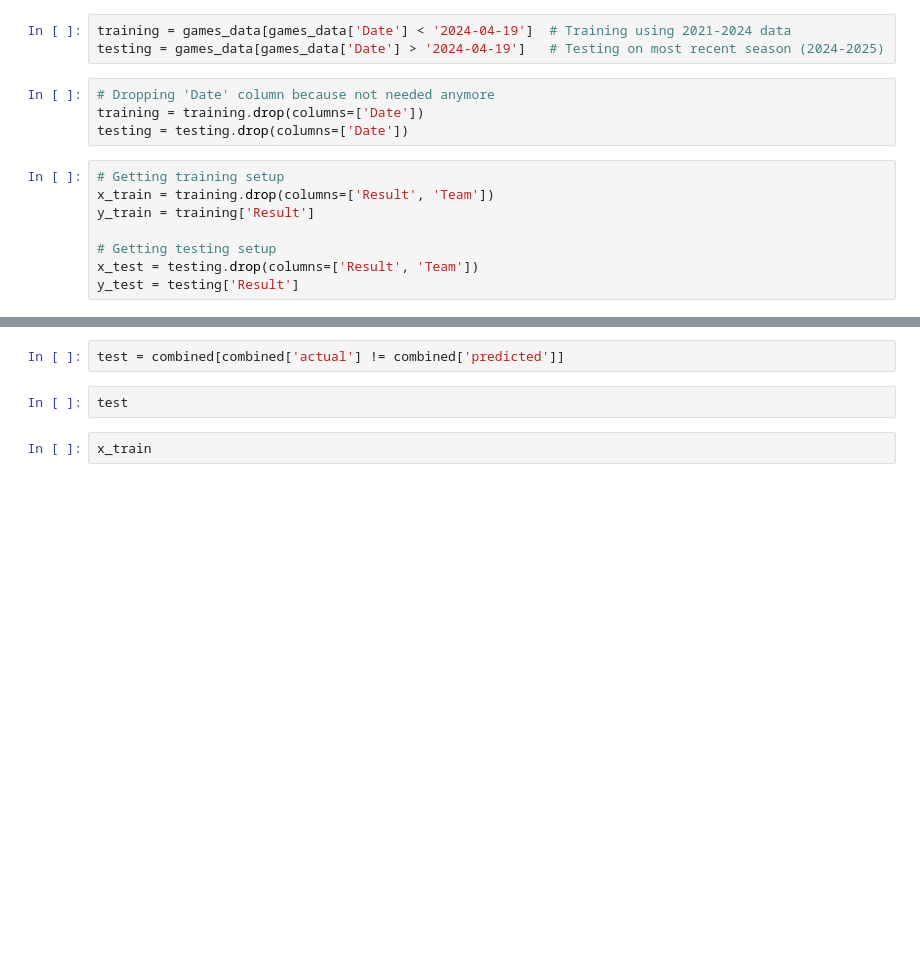
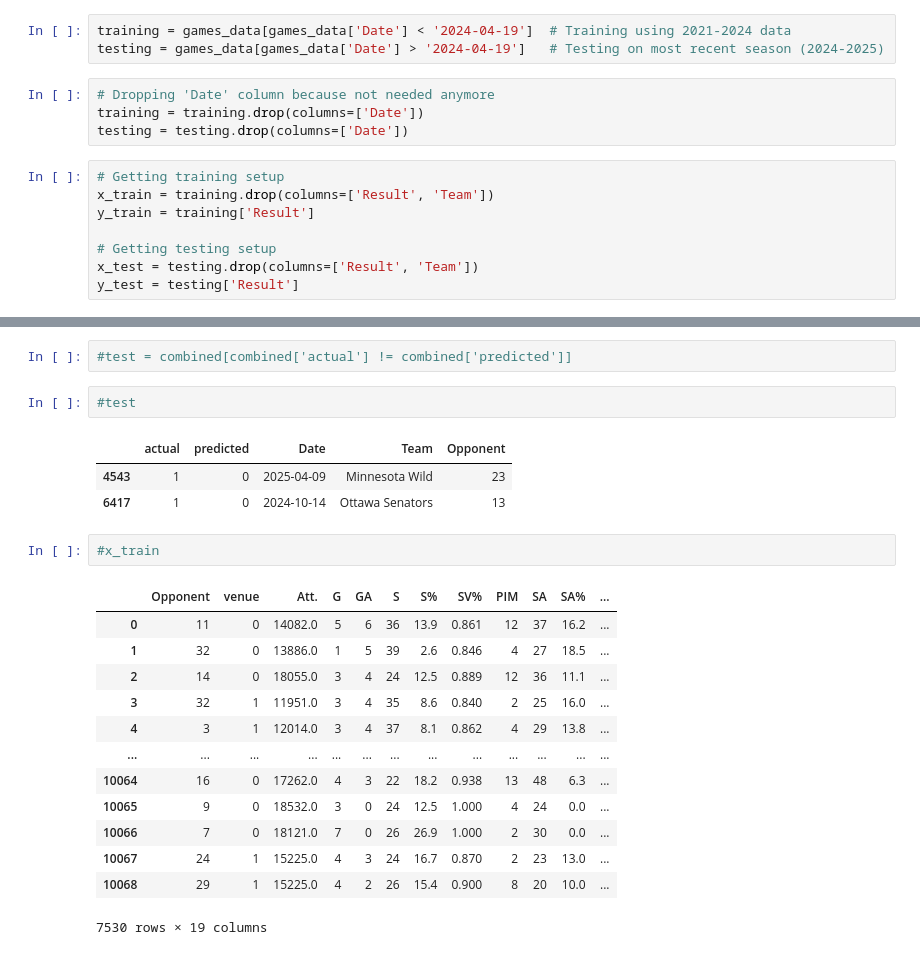
Before and after one commit to vblais12/NHL_stats_predictor, a Jupyter notebook: Testing/Testing.ipynb, the cells around one changed output, grey strips where cells are left out. Saved outputs shown, nothing was run; the diff lists cells and outputs as text; blank space fills up the shorter version.

```diff
--- a/Testing/Testing.ipynb
+++ b/Testing/Testing.ipynb
@@ -111,7 +291,25 @@ combined
 # %%
-test = combined[combined['actual'] != combined['predicted']]
+#test = combined[combined['actual'] != combined['predicted']]
 # %%
-test
+#test
+# %% [output]
+|  | actual | predicted | Date | Team | Opponent |
+| 4543 | 1 | 0 | 2025-04-09 | Minnesota Wild | 23 |
+| 6417 | 1 | 0 | 2024-10-14 | Ottawa Senators | 13 |
 # %%
-x_train
+#x_train
+# %% [output]
+|  | Opponent | venue | Att. | G | GA | S | S% | SV% | PIM | SA | SA% | ... |
+| 0 | 11 | 0 | 14082.0 | 5 | 6 | 36 | 13.9 | 0.861 | 12 | 37 | 16.2 | ... |
+| 1 | 32 | 0 | 13886.0 | 1 | 5 | 39 | 2.6 | 0.846 | 4 | 27 | 18.5 | ... |
+| 2 | 14 | 0 | 18055.0 | 3 | 4 | 24 | 12.5 | 0.889 | 12 | 36 | 11.1 | ... |
+| 3 | 32 | 1 | 11951.0 | 3 | 4 | 35 | 8.6 | 0.840 | 2 | 25 | 16.0 | ... |
+| 4 | 3 | 1 | 12014.0 | 3 | 4 | 37 | 8.1 | 0.862 | 4 | 29 | 13.8 | ... |
+| ... | ... | ... | ... | ... | ... | ... | ... | ... | ... | ... | ... | ... |
+| 10064 | 16 | 0 | 17262.0 | 4 | 3 | 22 | 18.2 | 0.938 | 13 | 48 | 6.3 | ... |
+| 10065 | 9 | 0 | 18532.0 | 3 | 0 | 24 | 12.5 | 1.000 | 4 | 24 | 0.0 | ... |
+| 10066 | 7 | 0 | 18121.0 | 7 | 0 | 26 | 26.9 | 1.000 | 2 | 30 | 0.0 | ... |
+| 10067 | 24 | 1 | 15225.0 | 4 | 3 | 24 | 16.7 | 0.870 | 2 | 23 | 13.0 | ... |
+| 10068 | 29 | 1 | 15225.0 | 4 | 2 | 26 | 15.4 | 0.900 | 8 | 20 | 10.0 | ... |
+7530 rows × 19 columns
 # %%
```
Also changed, not shown: parts of 30 cells of this notebook, 1 other file.
